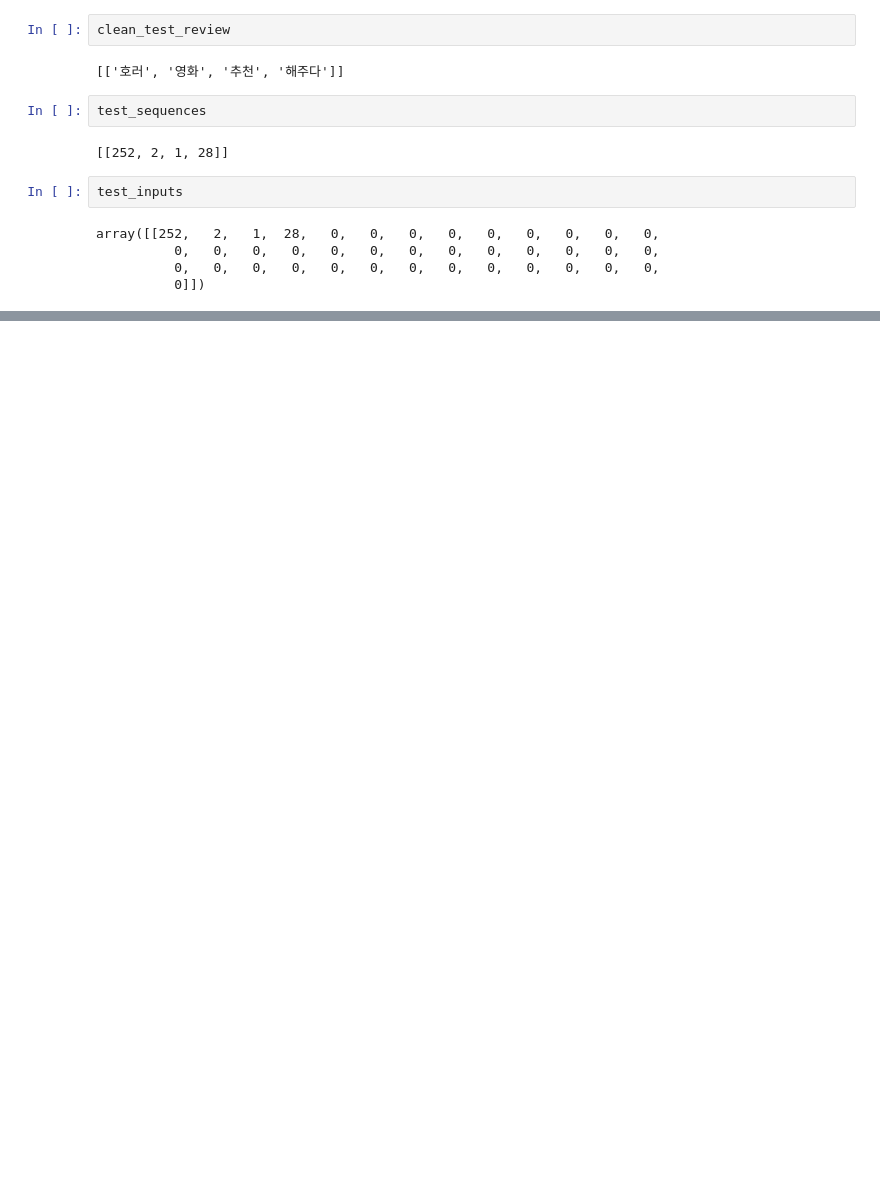
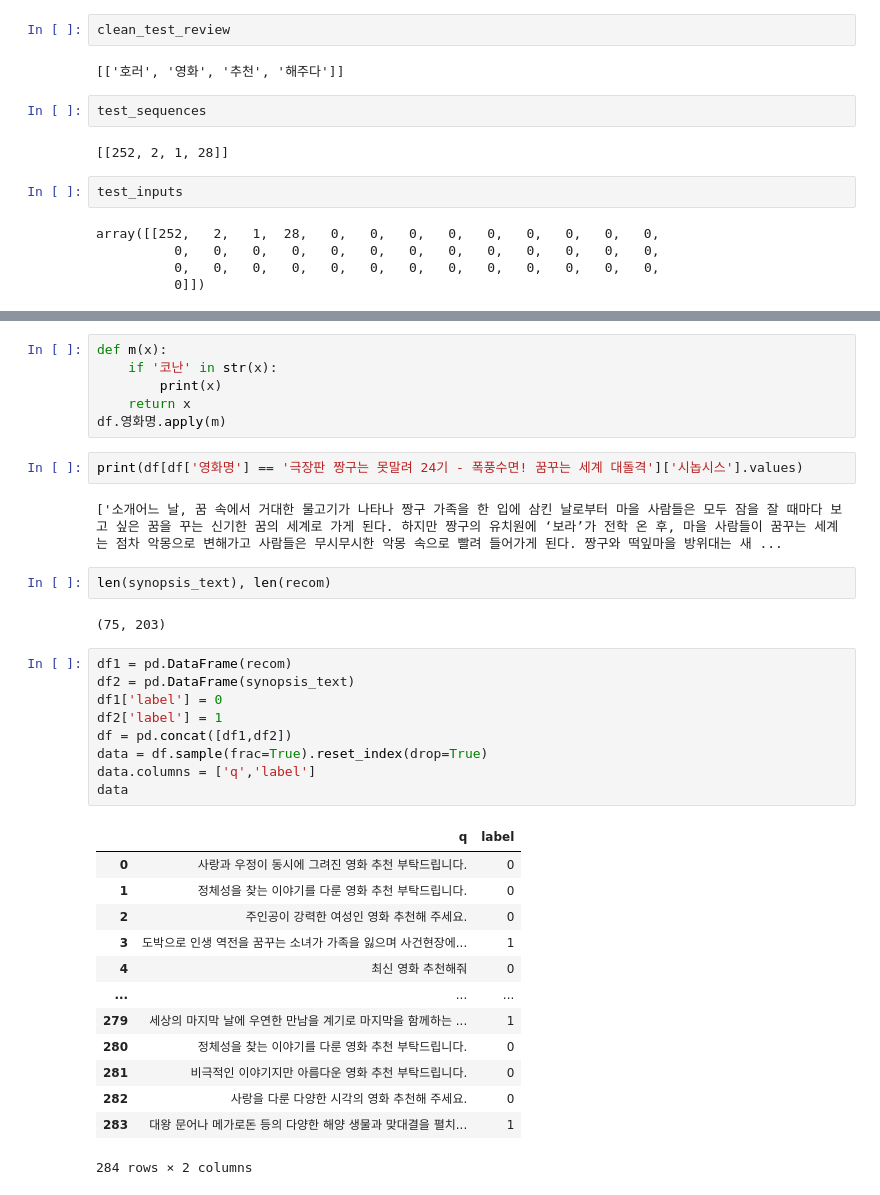
Before and after one commit to kimpubao/FinalProject, a Jupyter notebook: text_classifier.ipynb, the cells around one changed output, grey strips where cells are left out. Drawn from its saved outputs; the diff is of its cells as text; blank space fills up the shorter version.

Commit message:
synopsis clf

```diff
--- a/text_classifier.ipynb
+++ b/text_classifier.ipynb
@@ -918,0 +1253,37 @@ array([[0]])
+# %%
+def m(x):
+    if '코난' in str(x):
+        print(x)
+    return x
+df.영화명.apply(m)
+# %%
+print(df[df['영화명'] == '극장판 짱구는 못말려 24기 - 폭풍수면! 꿈꾸는 세계 대돌격']['시놉시스'].values)
+# %% [output]
+['소개어느 날, 꿈 속에서 거대한 물고기가 나타나 짱구 가족을 한 입에 삼킨 날로부터 마을 사람들은 모두 잠을 잘 때마다 보고 싶은 꿈을 꾸는 신기한 꿈의 세계로 가게 된다. 하지만 짱구의 유치원에 ‘보라’가 전학 온 후, 마을 사람들이 꿈꾸는 세계는 점차 악몽으로 변해가고 사람들은 무시무시한 악몽 속으로 빨려 들어가게 된다. 짱구와 떡잎마을 방위대는 새 ...
+# %%
+len(synopsis_text), len(recom)
+# %% [output]
+(75, 203)
+# %%
+df1 = pd.DataFrame(recom)
+df2 = pd.DataFrame(synopsis_text)
+df1['label'] = 0
+df2['label'] = 1
+df = pd.concat([df1,df2])
+data = df.sample(frac=True).reset_index(drop=True)
+data.columns = ['q','label']
+data
+# %% [output]
+|  | q | label |
+| 0 | 사랑과 우정이 동시에 그려진 영화 추천 부탁드립니다. | 0 |
+| 1 | 정체성을 찾는 이야기를 다룬 영화 추천 부탁드립니다. | 0 |
+| 2 | 주인공이 강력한 여성인 영화 추천해 주세요. | 0 |
+| 3 | 도박으로 인생 역전을 꿈꾸는 소녀가 가족을 잃으며 사건현장에... | 1 |
+| 4 | 최신 영화 추천해줘 | 0 |
+| ... | ... | ... |
+| 279 | 세상의 마지막 날에 우연한 만남을 계기로 마지막을 함께하는 ... | 1 |
+| 280 | 정체성을 찾는 이야기를 다룬 영화 추천 부탁드립니다. | 0 |
+| 281 | 비극적인 이야기지만 아름다운 영화 추천 부탁드립니다. | 0 |
+| 282 | 사랑을 다룬 다양한 시각의 영화 추천해 주세요. | 0 |
+| 283 | 대왕 문어나 메가로돈 등의 다양한 해양 생물과 맞대결을 펼치... | 1 |
+284 rows × 2 columns
```
Also changed, not shown: parts of 24 cells of this notebook, 2 other files.
